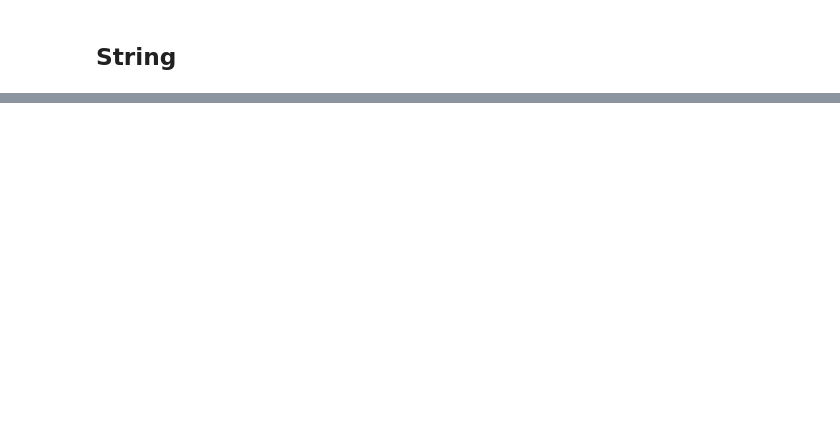
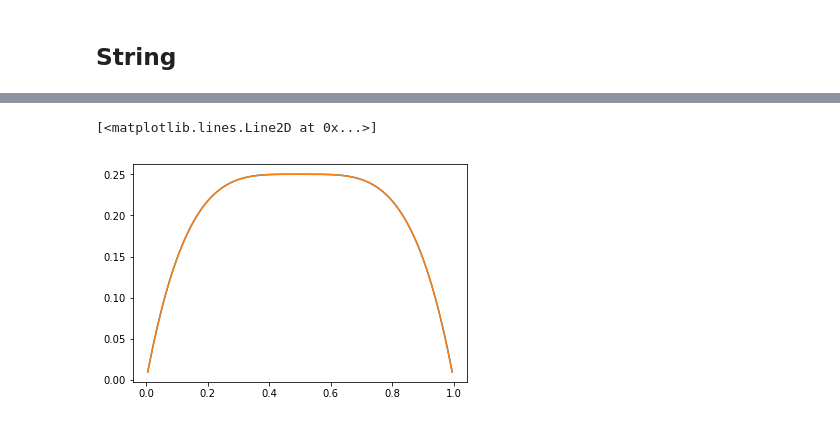
Before and after one commit to blanton144/computational, a Jupyter notebook: docs/notebooks/eigensystems.ipynb, the cells around one changed output, grey strips where cells are left out. Saved outputs shown, nothing was run; the diff lists cells and outputs as text; code cells hidden in the pictures; blank space fills up the shorter version.

```diff
--- a/docs/notebooks/eigensystems.ipynb
+++ b/docs/notebooks/eigensystems.ipynb
@@ -75,0 +120,15 @@ plt.plot(st.x, evecs[:,np.argsort(evals)[30]])
+# %%
+acoeffs = np.zeros(len(st.evals))
+acoeffs[0] = 1.
+acoeffs[1] = 0.5
+acoeffs[2] = 0.25
+
+bcoeffs = np.zeros(len(st.evals))
+
+st.set_coeffs(a=acoeffs, b=bcoeffs)
+
+# call the animator. blit=True means only re-draw the parts that have changed.
+anim = animation.FuncAnimation(fig, st.frame, init_func=init,
+                               frames=nframes, interval=40, blit=True)
+
+HTML(anim.to_html5_video())
@@ -75,0 +137,9 @@ plt.plot(st.x, evecs[:,np.argsort(evals)[30]])
+# %%
+initial = (- (st.x - 0.5)**4 + 0.5**4) * 4.
+coeffs = st.fit_coeffs(d=initial)
+
+plt.plot(st.x, initial)
+plt.plot(st.x, st.evecs.dot(coeffs))
+# %% [output]
+[<matplotlib.lines.Line2D at 0x...>]
+[figure, added]
```
Also changed, not shown: parts of 41 cells of this notebook, 4 other files.
